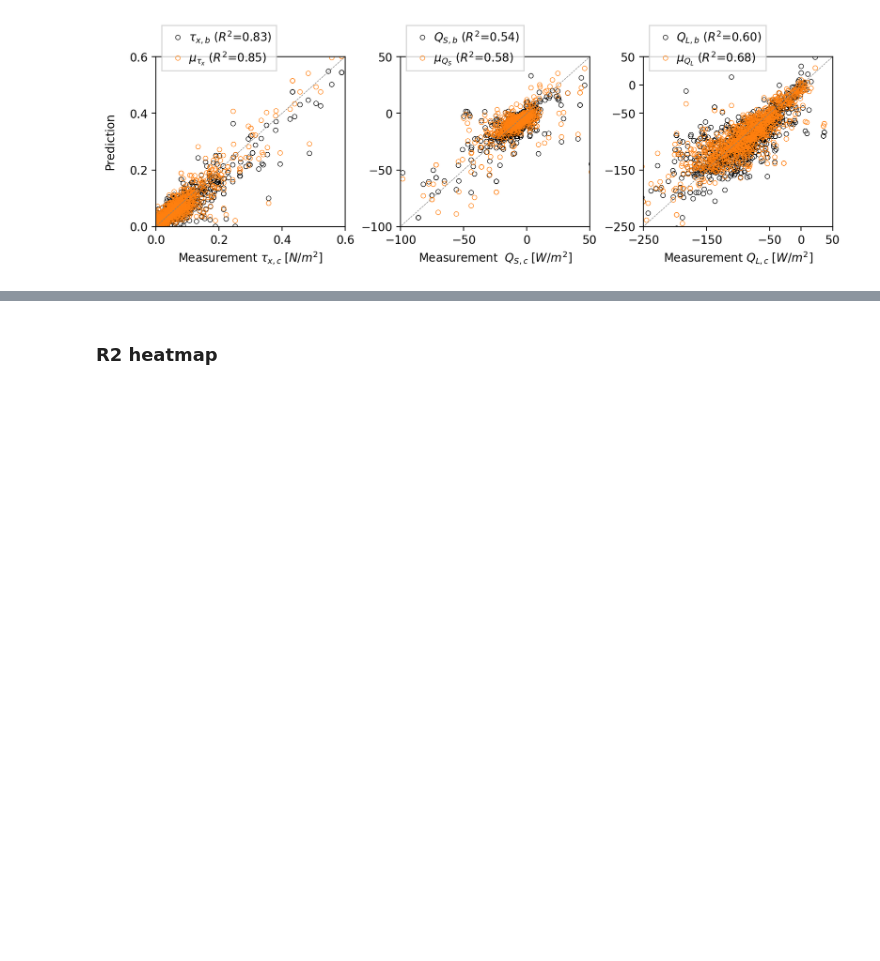
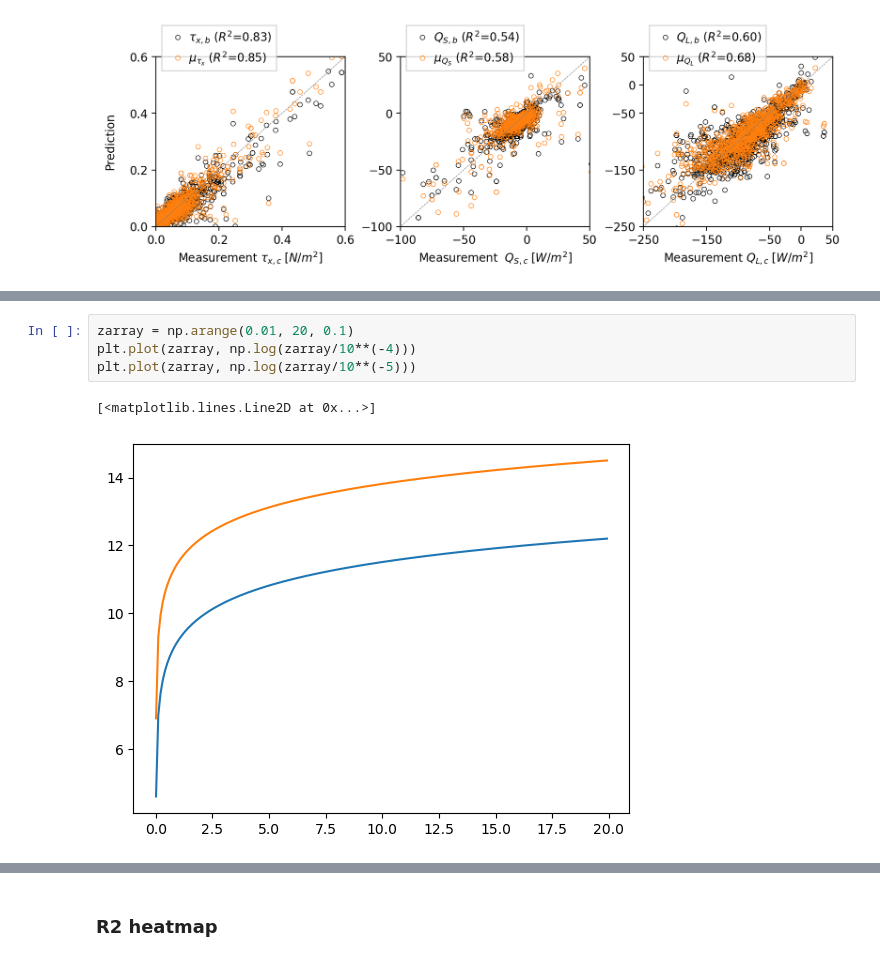
Before and after one commit to jiarong-wu/mlflux, a Jupyter notebook: notebooks/regression/Eval2-pred-res.ipynb, the cells around one changed output, grey strips where cells are left out. Cells and saved outputs as stored; diff of their text form; blank space fills up the shorter version.

```diff
--- a/notebooks/regression/Eval2-pred-res.ipynb
+++ b/notebooks/regression/Eval2-pred-res.ipynb
@@ -105,0 +131,7 @@ plt.savefig(f'../../plots/predictions_corr.pdf', bbox_inches='tight')
+# %%
+zarray = np.arange(0.01, 20, 0.1)
+plt.plot(zarray, np.log(zarray/10**(-4)))
+plt.plot(zarray, np.log(zarray/10**(-5)))
+# %% [output]
+[<matplotlib.lines.Line2D at 0x...>]
+[figure, added]
```
Also changed, not shown: parts of 4 cells of this notebook, 24 other files.
